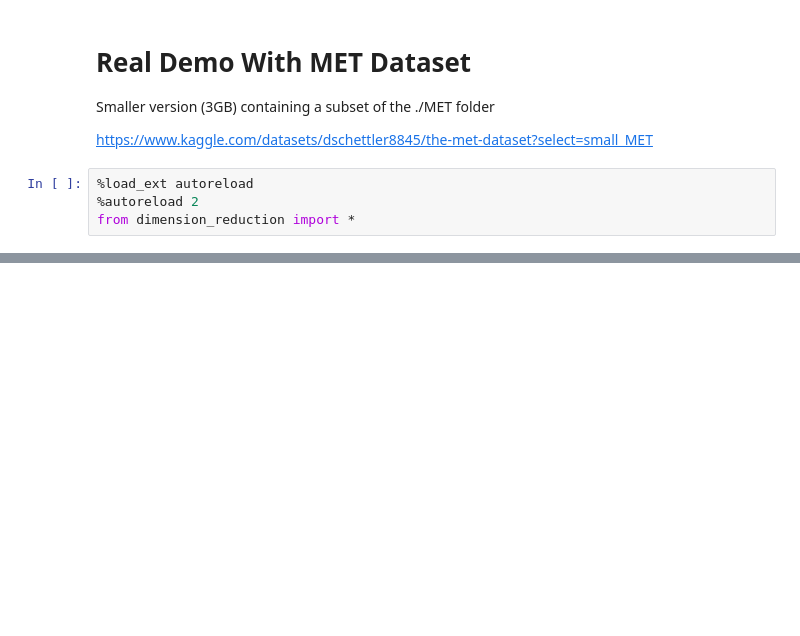
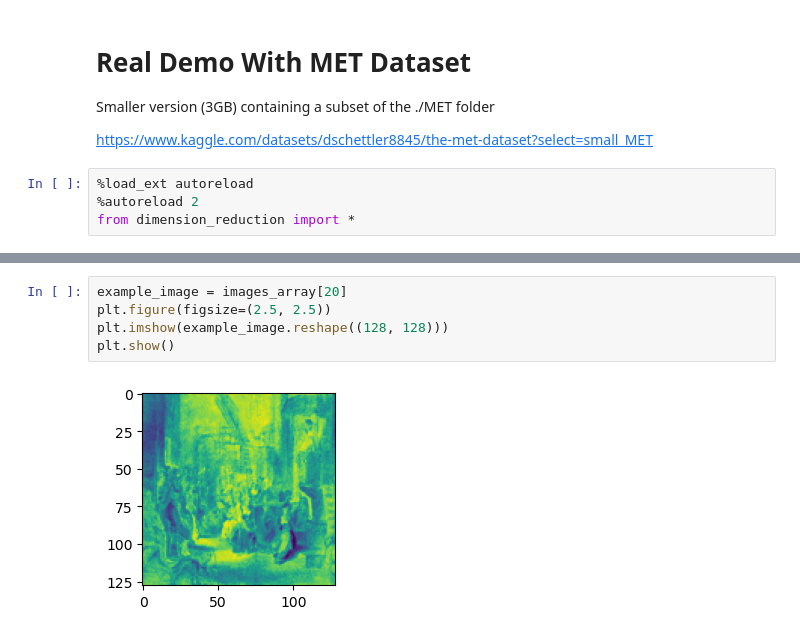
Before and after one commit to KevinBian107/laplacian_eigenmap_vis, a Jupyter notebook: met_explore.ipynb, the cells around one changed output, grey strips where cells are left out. Saved outputs shown, nothing was run; the diff lists cells and outputs as text; blank space fills up the shorter version.

```diff
--- a/met_explore.ipynb
+++ b/met_explore.ipynb
@@ -31,0 +47,7 @@ print(images_array.shape)  # Prints the shape of the array, e.g., (num_images, h
+# %%
+example_image = images_array[20]
+plt.figure(figsize=(2.5, 2.5))
+plt.imshow(example_image.reshape((128, 128)))
+plt.show()
+# %% [output]
+[figure, added]
```
Also changed, not shown: parts of 4 cells of this notebook.
